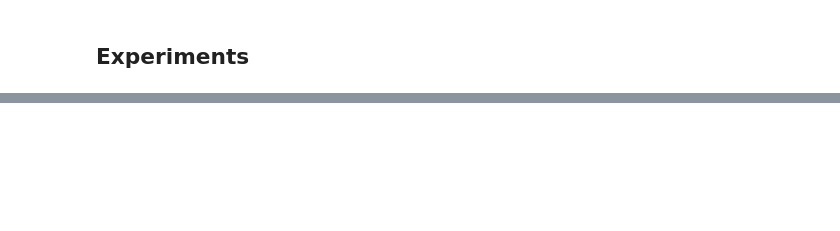
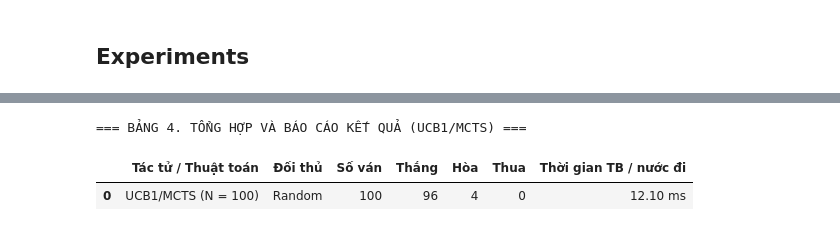
Before and after one commit to minhhieu310800-jpg/TTNTNC-NHOM31, a Jupyter notebook: lab05-tim-kiem-doi-khang/tictactoe_monte_carlo_tree_search_restricted.ipynb, the cells around one changed output, grey strips where cells are left out. Drawn from its saved outputs; the diff is of its cells as text; code cells hidden in the pictures; blank space fills up the shorter version.

```diff
--- a/lab05-tim-kiem-doi-khang/tictactoe_monte_carlo_tree_search_restricted.ipynb
+++ b/lab05-tim-kiem-doi-khang/tictactoe_monte_carlo_tree_search_restricted.ipynb
@@ -325,10 +467,25 @@ random vs. UCB1 (10):
 # %%
 DEBUG = 0
+results_100 = {}
+
+def run_100_x():
+    res = play(ucb1_100_player, random_player)
+    results_100['x'] = res
+    display(res)
+
+def run_100_o():
+    res = play(random_player, ucb1_100_player)
+    results_100['o'] = res
+    display(res)
+
 print("UCB1 (100) vs. random:")
-%timeit -n 1 -r 1 display(play(ucb1_100_player, random_player))
+%timeit -n 1 -r 1 run_100_x()
 
 print()
 print("random vs. UCB1 (100):")
-%timeit -n 1 -r 1 display(play(random_player, ucb1_100_player))
+%timeit -n 1 -r 1 run_100_o()
+
+res_100_x = results_100['x']
+res_100_o = results_100['o']
 # %% [output]
 UCB1 (100) vs. random:
@@ -356,0 +579,22 @@ UCB1 (10) vs. UCB1 (100):
+# %%
+avg_time_100_ms = (sum(test_times_100) / len(test_times_100)) * 1000
+
+records_tonghop = [
+    {
+        "Tác tử / Thuật toán": "UCB1/MCTS (N = 100)",
+        "Đối thủ": "Random",
+        "Số ván": 100,
+        "Thắng": res_100_x['x'],
+        "Hòa": res_100_x['d'],
+        "Thua": res_100_x['o'],
+        "Thời gian TB / nước đi": f"{avg_time_100_ms:.2f} ms"
+    }
+]
+
+df_tonghop = pd.DataFrame(records_tonghop)
+print("=== BẢNG 4. TỔNG HỢP VÀ BÁO CÁO KẾT QUẢ (UCB1/MCTS) ===")
+display(df_tonghop)
+# %% [output]
+=== BẢNG 4. TỔNG HỢP VÀ BÁO CÁO KẾT QUẢ (UCB1/MCTS) ===
+|  | Tác tử / Thuật toán | Đối thủ | Số ván | Thắng | Hòa | Thua | Thời gian TB / nước đi |
+| 0 | UCB1/MCTS (N = 100) | Random | 100 | 96 | 4 | 0 | 12.10 ms |
```
Also changed, not shown: parts of 27 cells of this notebook.
